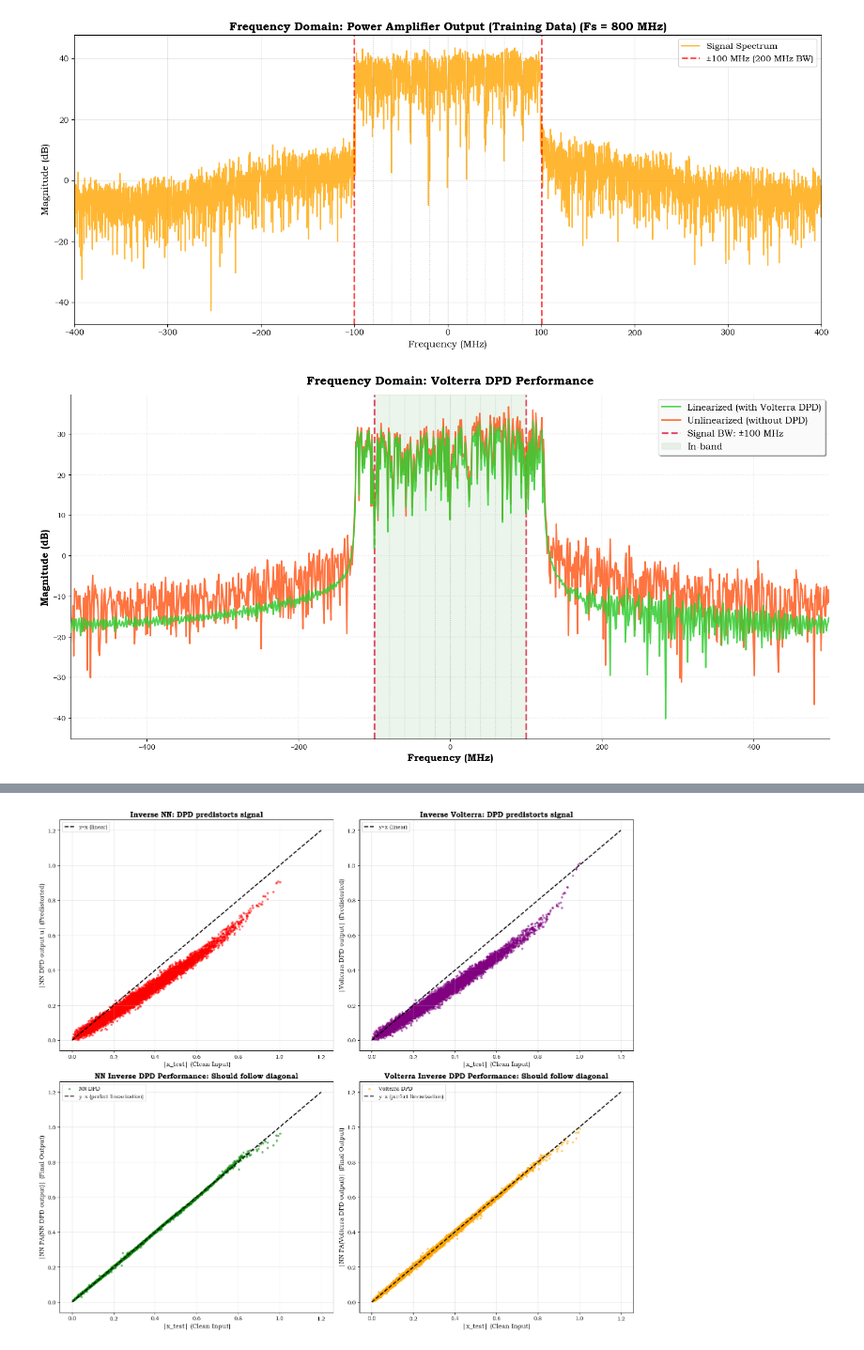
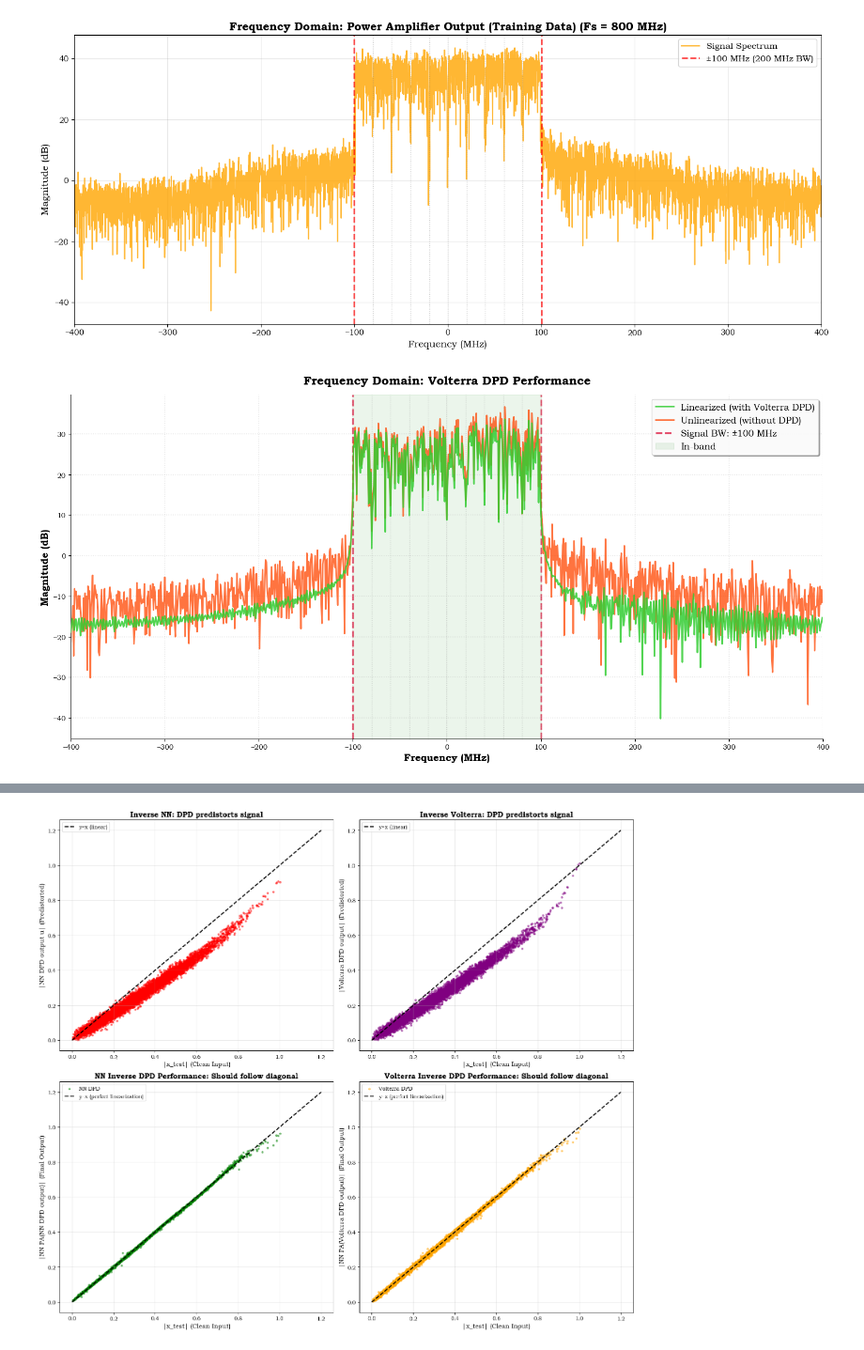
Before and after one commit to aquigney/sparseDPD, a Jupyter notebook: use_opendpd_dataset.ipynb, the cells around one changed output, grey strips where cells are left out. Shown at 94% size. Saved outputs shown, nothing was run; the diff lists cells and outputs as text; code cells hidden in the pictures.

```diff
--- a/use_opendpd_dataset.ipynb
+++ b/use_opendpd_dataset.ipynb
@@ -737,7 +737,7 @@ plot_fft_data(data_obj.model_training_input, title_suffix="Power Amplifier Outpu
 [figure]
 # %%
 # FFT Overlay Plot
-def fft_overlay(signal1, signal2, label1="Signal 1", label2="Signal 2", title="FFT Comparison", fs=1e9, show_bw_lines=True, bw=200, num_points=1000):
+def fft_overlay(signal1, signal2, label1="Signal 1", label2="Signal 2", title="FFT Comparison", fs=800e6, show_bw_lines=True, bw=200, num_points=1000):
     """
     Plot FFT of two signals overlaid on the same graph
 
@@ -787,34 +787,34 @@ def fft_overlay(signal1, signal2, label1="Signal 1", label2="Signal 2", title="F
         for i in range(-5, 6):  # -100 to +100 MHz in 20 MHz steps
             if i != -5 and i != 5:  # Skip the main bandwidth edges
                 plt.axvline(i * 20, color='gray', linestyle=':', alpha=0.4, linewidth=1, zorder=0)
 
     plt.xlabel('Frequency (MHz)', fontsize=14, fontweight='semibold')
     plt.ylabel('Magnitude (dB)', fontsize=14, fontweight='semibold')
     plt.title(title, fontsize=17, fontweight='bold', pad=15)
     plt.legend(fontsize=13, loc='upper right', framealpha=0.95, shadow=True)
     plt.grid(True, alpha=0.35, linestyle=':', linewidth=1.2)
     plt.xlim([-fs/2e6, fs/2e6])
 
     # Set y-limits with some padding
     y_min = min(Y1_dB.min(), Y2_dB.min())
     y_max = max(Y1_dB.max(), Y2_dB.max())
     plt.ylim([y_min - 5, y_max + 3])
 
     # Remove top and right spines for cleaner look
     ax = plt.gca()
     ax.spines['top'].set_visible(False)
     ax.spines['right'].set_visible(False)
 
     plt.tight_layout()
     plt.show()
 
 # Plot FFT comparison
 fft_overlay(pa_output, pa_output_no_dpd_aligned,
            label1="Linearized (with Volterra DPD)",
            label2="Unlinearized (without DPD)",
            title="Frequency Domain: Volterra DPD Performance")
 # %% [output]
-[figure, old version]
+[figure, new version]
 # %%
 # Train NN on backprop PA for inv model
 
```
Also changed, not shown: parts of 3 cells of this notebook.
